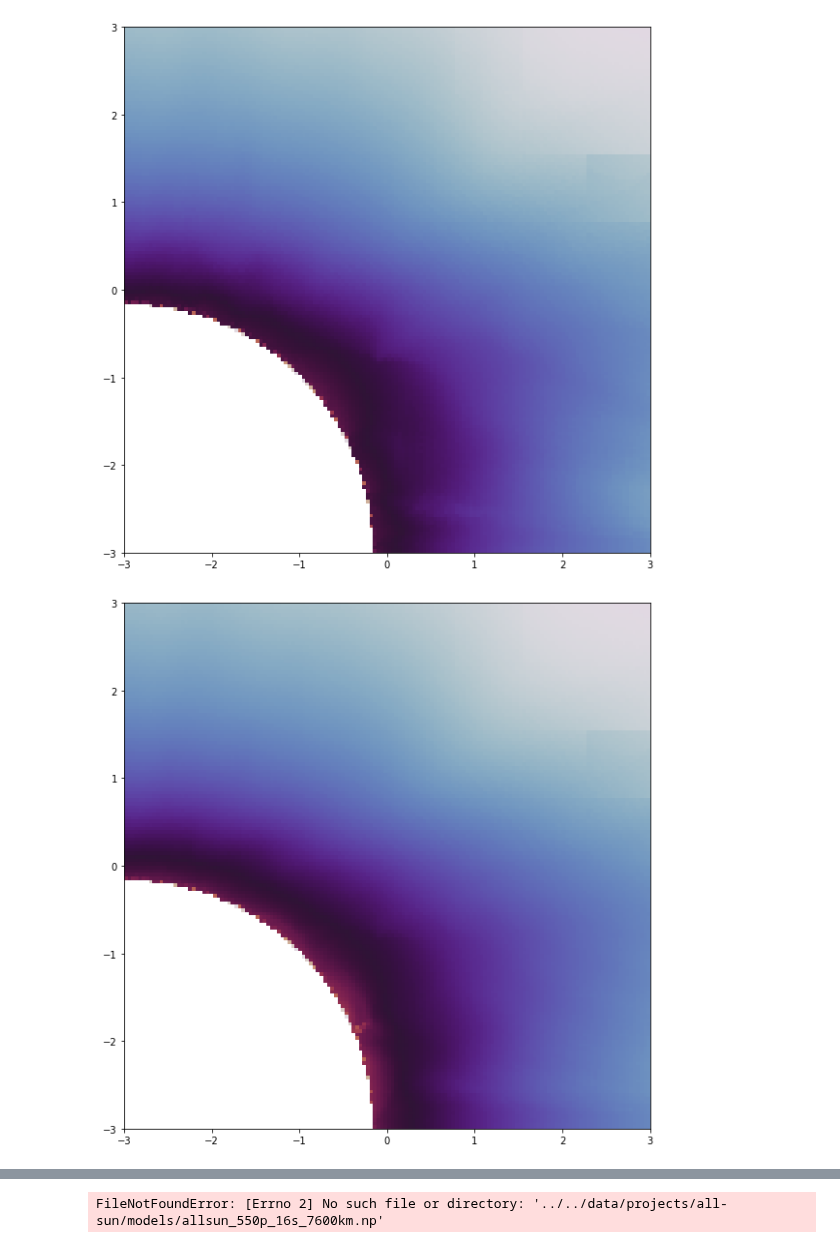
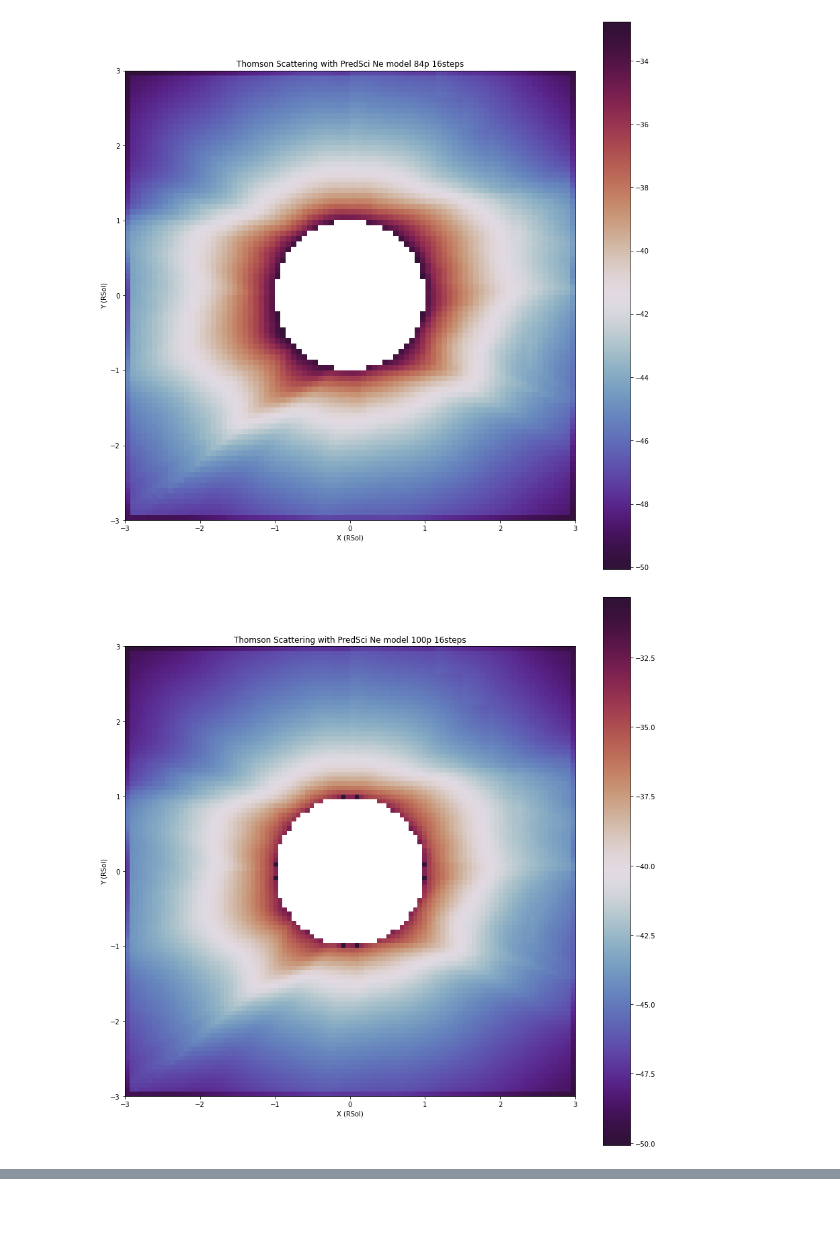
Before and after one commit to aliciavr/thomsonpy, a Jupyter notebook: src/computations/image_visualization.ipynb, the cells around one changed output, grey strips where cells are left out. Cells and saved outputs as stored; diff of their text form; code cells hidden in the pictures; blank space fills up the shorter version.

Commit message:
Solar imager and image visualization notebooks updated for creating 6x6Rsol images

```diff
--- a/src/computations/image_visualization.ipynb
+++ b/src/computations/image_visualization.ipynb
@@ -6,25 +6,48 @@ import thomsonpy.config.paths as paths
 import thomsonpy.config.solar_imager_params as sip
 import thomsonpy.constants.units as units
 # %%
-model148_8 = fmt.load(f"../../{paths.MODELS_PATH}predsci_q1_148p_8steps.np")
-model148_16 = fmt.load(f"../../{paths.MODELS_PATH}predsci_q1_148p_16steps.np")
-model739_16 = fmt.load(f"../../{paths.MODELS_PATH}predsci_q1_739p_16steps.np")
-model84 = fmt.load(f"../../{paths.MODELS_PATH}allsun_6x6Rsol_84p_16s.np")
-model550 = fmt.load(f"../../{paths.MODELS_PATH}allsun_6x6Rsol_550p_16s.np")
+prefix = f"../../{paths.MODELS_PATH}"
+model84 = fmt.load(f"{prefix}allsun_6x6Rsol_84p_16s.np")
+model100 = fmt.load(f"{prefix}allsun_6x6Rsol_100p_16s.np")
+model550 = fmt.load(f"{prefix}allsun_6x6Rsol_550p_16s.np")
 # %%
-models = [model148_8, model148_16, model739_16, model84, model550]
-for m in models:
-    #plt.figure(figsize=(5.50, 5.50), dpi=100)
-    plt.figure(figsize=(10, 10))
-    model_log = np.log(m)# / np.log(4)
+"""
+Visualization of the ThomsonScattering.
+"""
+"""
+cmap
+['rainbow', 'nipy_spectral', 'gist_ncar', 'viridis', 'twilight', 'twilight_shifted', 'bone']
+"""
+
+"""
+interpolation
+'none', 'antialiased', 'nearest', 'bilinear',
+'bicubic', 'spline16', 'spline36', 'hanning',
+'hamming', 'hermite', 'kaiser', 'quadric',
+'catrom', 'gaussian', 'bessel', 'mitchell',
+'sinc', 'lanczos', 'blackman'
+
+"""
+
+"""
+interpolation_stage{'data', 'rgba'}, default: 'data'
+"""
+points = [84, 100, 550]
+models = [model84, model100, model550]
+for i in range(len(models)):
+    m = models[i]
+    p = points[i]
+    plt.figure(figsize=(15, 15))
+    plt.title(f"Thomson Scattering with PredSci Ne model {p}p 16steps")
+    plt.ylabel("Y (RSol)")
+    plt.xlabel("X (RSol)")
+    model_log = np.log(m)
     plt.imshow(model_log,
-               cmap = 'twilight',
+               cmap = 'twilight_shifted',
                interpolation = 'antialiased',
                interpolation_stage = 'data',
-               #vmin = -25,
-               #vmax = -20,
                extent=[sip.MIN_COORD * units.METERS_TO_RSOL, sip.MAX_COORD * units.METERS_TO_RSOL, sip.MIN_COORD * units.METERS_TO_RSOL, sip.MAX_COORD * units.METERS_TO_RSOL])
-#plt.savefig('myfig.png', dpi=100)
+    plt.colorbar()
 # %% [output]
-[figure, old version]
+[figure, new version]
-[figure, old version]
+[figure, new version]
@@ -34,16 +55,3 @@ for m in models:
-# %%
-from PIL import Image
-import matplotlib.pyplot as plt
-from matplotlib import cm
-
-model=fmt.load(f"../../{paths.MODELS_PATH}allsun_550p_16s_7600km.np")
-img_array=model/np.max(model)
-#img_array = np.log(img_array)
-image = Image.fromarray(np.uint8(cm.gist_earth(img_array)*255))
-image.save(f"../../{paths.MODELS_PATH}allsun_550p_16s_7600km.png")
-image.show()
-# %% [output]
-FileNotFoundError: [Errno 2] No such file or directory: '../../data/projects/all-sun/models/allsun_550p_16s_7600km.np'
 # %%
 """
 Models comparison
```
Also changed, not shown: parts of 4 cells of this notebook, 1 other file.
